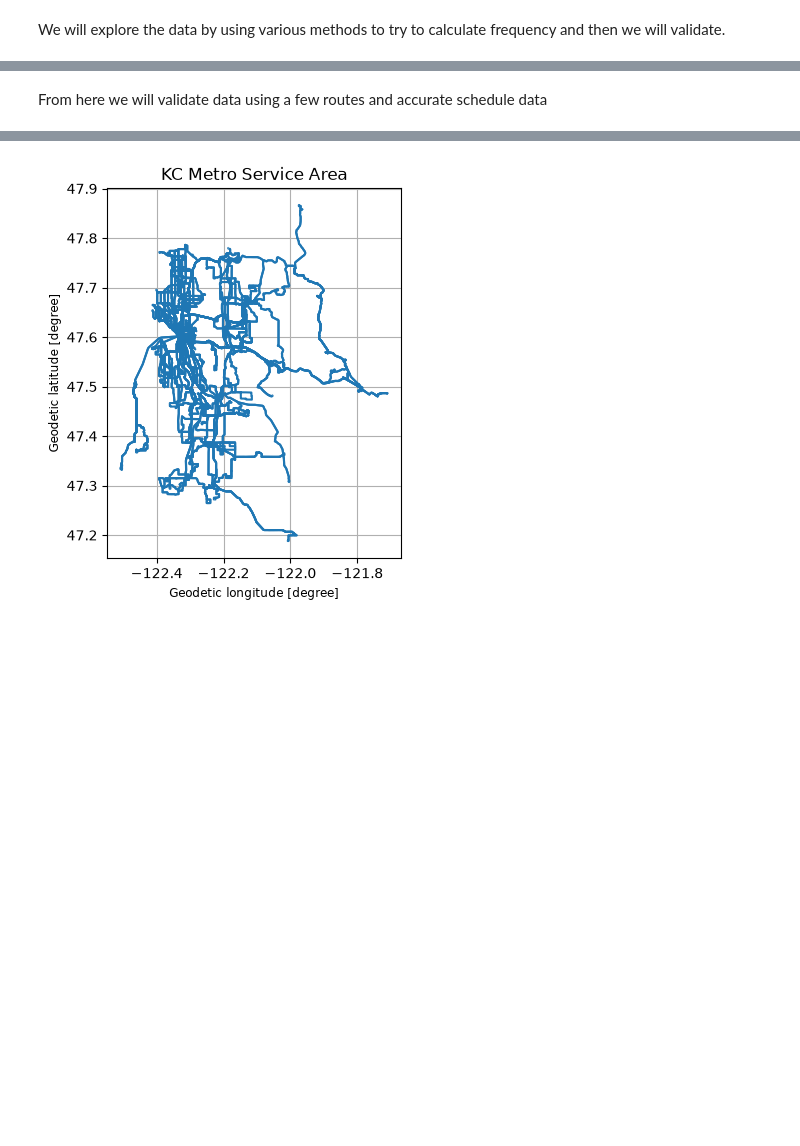
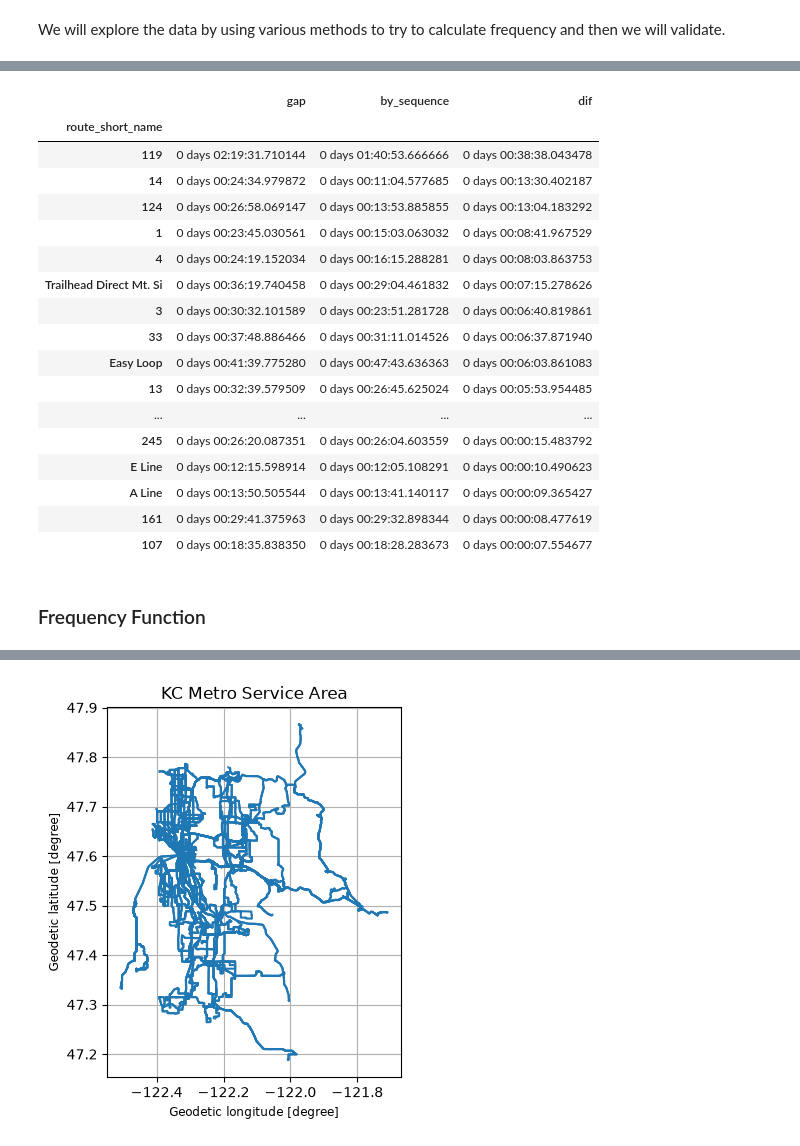
Before and after one commit to casey-ds/Transit-Frequency-Dashboard, a Jupyter notebook: Notebooks/kcmetro_etl.ipynb, the cells around one changed output, grey strips where cells are left out. Cells and saved outputs as stored; diff of their text form; code cells hidden in the pictures; blank space fills up the shorter version.

```diff
--- a/Notebooks/kcmetro_etl.ipynb
+++ b/Notebooks/kcmetro_etl.ipynb
@@ -168,23 +161,27 @@ cal_serv.head(8)
 We will explore the data by using various methods to try to calculate frequency and then we will validate.
 # %%
 ##lets use groupby in pandas to filter/sort the data we desire and limit it to a single stop + dir + service_id
+
 data_merged = data_merged.sort_values(by=['stop_id', 'arrival_time'])
 
 ####group by stop id and sort by time of arrival
+
 data_merged['prev_depart'] = data_merged.groupby(['route_id', 'service_id', 'direction_id', 'stop_id']).departure_time.shift(1)
 data_merged['gap'] = data_merged['departure_time'] - data_merged['prev_depart']
 route_freq = pd.DataFrame(data_merged.groupby('route_short_name').gap.mean().sort_values(ascending=True))
 
 ##group by stop sequence and sort by time of arrival
+
 data_merged['prev_depart'] = data_merged.groupby(['route_id', 'service_id', 'direction_id', 'stop_sequence']).departure_time.shift(1)
 data_merged['gap'] = data_merged['departure_time'] - data_merged['prev_depart']
 route_freq['by_sequence'] = pd.DataFrame(data_merged.groupby('route_short_name').gap.mean().sort_values(ascending=True))
 
+### we will now find the differences between sorting by stop sequence and sorting by stop_id
 
-### we will now find the differences between sorting by stop sequence and sorting by stop_id
 route_freq['dif'] = np.abs(route_freq['by_sequence'] - route_freq['gap'])
 
 ###display the differences based on calculation type.
 ###it would seem sensible to me that stop id would be the better variable to use as lines can start at various stop ids first (changing stop seq no.)
-route_freq.loc[route_freq.dif >= pd.Timedelta(seconds=1)].sort_values('dif', ascending=False)['dif']
+
+route_freq.loc[route_freq.dif >= pd.Timedelta(seconds=1)].sort_values('dif', ascending=False)[['gap', 'by_sequence','dif']]
 # %% [output]
@@ -208,2 +188,18 @@ Name: dif, dtype: timedelta64[us]
+|  | gap | by_sequence | dif |
+| route_short_name |  |  |  |
+| 119 | 0 days 02:19:31.710144 | 0 days 01:40:53.666666 | 0 days 00:38:38.043478 |
+| 14 | 0 days 00:24:34.979872 | 0 days 00:11:04.577685 | 0 days 00:13:30.402187 |
+| 124 | 0 days 00:26:58.069147 | 0 days 00:13:53.885855 | 0 days 00:13:04.183292 |
+| 1 | 0 days 00:23:45.030561 | 0 days 00:15:03.063032 | 0 days 00:08:41.967529 |
+| 4 | 0 days 00:24:19.152034 | 0 days 00:16:15.288281 | 0 days 00:08:03.863753 |
+| Trailhead Direct Mt. Si | 0 days 00:36:19.740458 | 0 days 00:29:04.461832 | 0 days 00:07:15.278626 |
+| 3 | 0 days 00:30:32.101589 | 0 days 00:23:51.281728 | 0 days 00:06:40.819861 |
+| 33 | 0 days 00:37:48.886466 | 0 days 00:31:11.014526 | 0 days 00:06:37.871940 |
+| Easy Loop | 0 days 00:41:39.775280 | 0 days 00:47:43.636363 | 0 days 00:06:03.861083 |
+| 13 | 0 days 00:32:39.579509 | 0 days 00:26:45.625024 | 0 days 00:05:53.954485 |
+| ... | ... | ... | ... |
+| 245 | 0 days 00:26:20.087351 | 0 days 00:26:04.603559 | 0 days 00:00:15.483792 |
+| E Line | 0 days 00:12:15.598914 | 0 days 00:12:05.108291 | 0 days 00:00:10.490623 |
+| A Line | 0 days 00:13:50.505544 | 0 days 00:13:41.140117 | 0 days 00:00:09.365427 |
+| 161 | 0 days 00:29:41.375963 | 0 days 00:29:32.898344 | 0 days 00:00:08.477619 |
+| 107 | 0 days 00:18:35.838350 | 0 days 00:18:28.283673 | 0 days 00:00:07.554677 |
-# %% [markdown]
-From here we will validate data using a few routes and accurate schedule data
@@ -214,3 +206,5 @@ rr_freq = route_freq.loc[route_freq.index.str.match(r'\w Line')]
+# %% [markdown]
+### Frequency Function
 # %%
 ###function for calculating freqeuncy of schedule data
 def freq_calc(df, label='departure_time', start_hr=0, end_hr=30, dow='all'):
```
Also changed, not shown: parts of 14 cells of this notebook, 1 other file.
